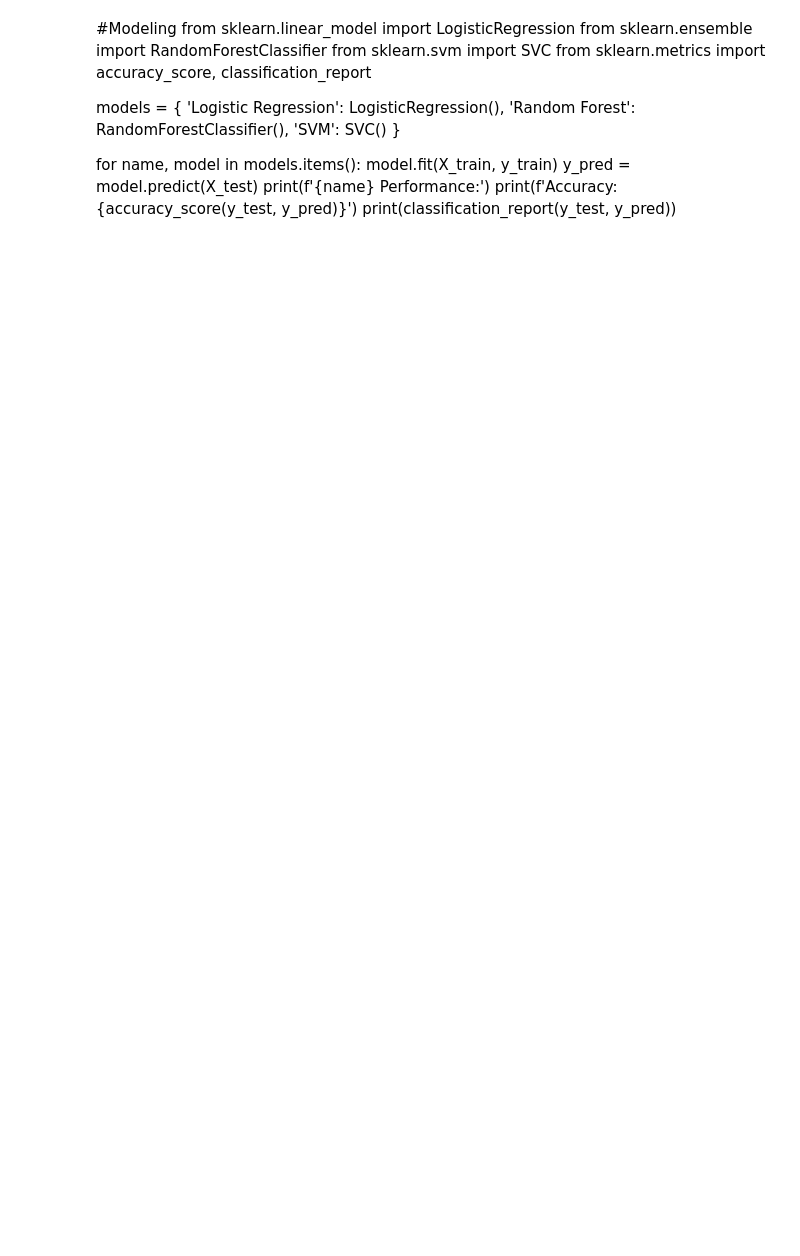
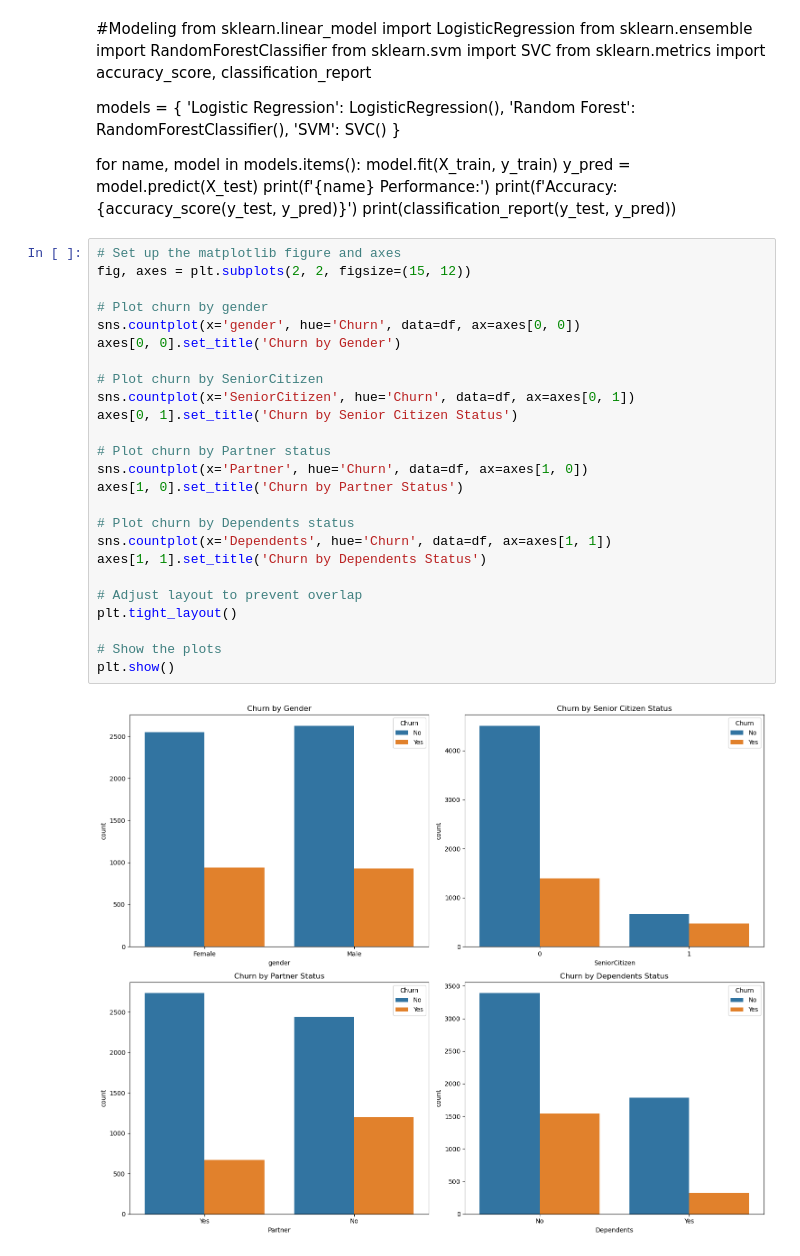
Before and after one commit to Majeedraheem/Telco-Customer-Churn, a Jupyter notebook: churn.ipynb, the cells around one changed output. Drawn from its saved outputs; the diff is of its cells as text; blank space fills up the shorter version.

```diff
--- a/churn.ipynb
+++ b/churn.ipynb
@@ -436,3 +847,30 @@ for name, model in models.items():
     print(f'{name} Performance:')
     print(f'Accuracy: {accuracy_score(y_test, y_pred)}')
     print(classification_report(y_test, y_pred))
+# %%
+# Set up the matplotlib figure and axes
+fig, axes = plt.subplots(2, 2, figsize=(15, 12))
+
+# Plot churn by gender
+sns.countplot(x='gender', hue='Churn', data=df, ax=axes[0, 0])
+axes[0, 0].set_title('Churn by Gender')
+
+# Plot churn by SeniorCitizen
+sns.countplot(x='SeniorCitizen', hue='Churn', data=df, ax=axes[0, 1])
+axes[0, 1].set_title('Churn by Senior Citizen Status')
+
+# Plot churn by Partner status
+sns.countplot(x='Partner', hue='Churn', data=df, ax=axes[1, 0])
+axes[1, 0].set_title('Churn by Partner Status')
+
+# Plot churn by Dependents status
+sns.countplot(x='Dependents', hue='Churn', data=df, ax=axes[1, 1])
+axes[1, 1].set_title('Churn by Dependents Status')
+
+# Adjust layout to prevent overlap
+plt.tight_layout()
+
+# Show the plots
+plt.show()
+# %% [output]
+[figure, added]
```
Also changed, not shown: parts of 50 cells of this notebook, 4 other files.
